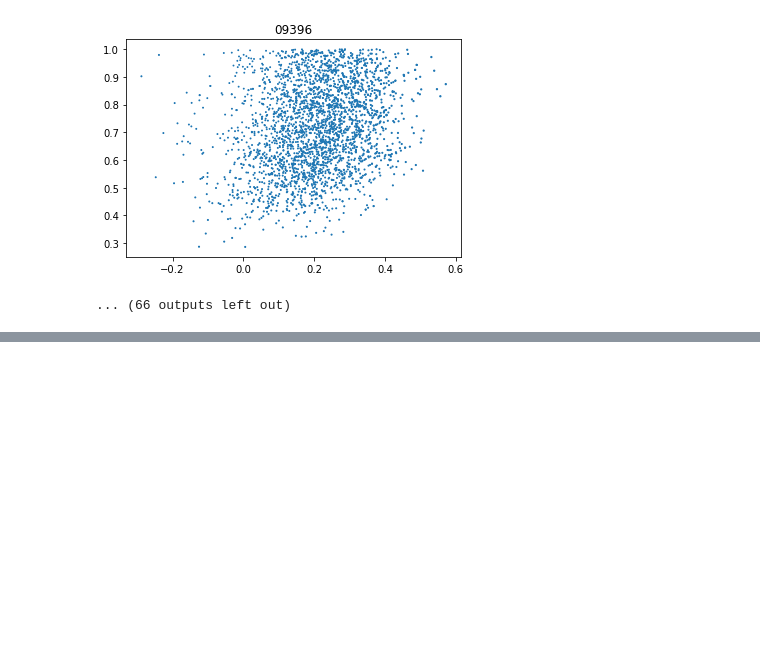
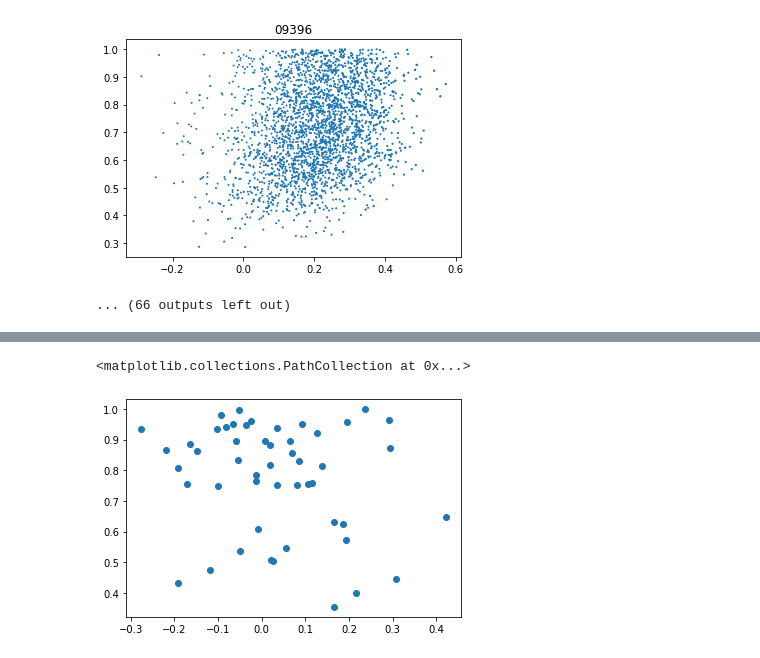
Before and after one commit to tcallister/BBH-spin-q-correlations, a Jupyter notebook: injection-study/process_runs.ipynb, the cells around one changed output, grey strips where cells are left out. Drawn from its saved outputs; the diff is of its cells as text; code cells hidden in the pictures; blank space fills up the shorter version.

```diff
--- a/injection-study/process_runs.ipynb
+++ b/injection-study/process_runs.ipynb
@@ -169,0 +185,16 @@ for i,eventFile in enumerate(singleEvents):
+# %%
+jobs = np.loadtxt('injlist.txt')
+events = pd.read_json('population.json')
+
+qs = np.array([])
+chiEff = np.array([])
+
+for job in jobs:
+
+    m1 = events.iloc[int(job)].m1
+    m2 = events.iloc[int(job)].m2
+    a1 = events.iloc[int(job)].a1
+    a2 = events.iloc[int(job)].a2
+
+    qs = np.append(qs,m2/m1)
+    chiEff = np.append(chiEff,(m1*a1+m2*a2)/(m1+m2))
@@ -169,0 +217,5 @@ for i,eventFile in enumerate(singleEvents):
+# %%
+plt.scatter(chiEff,qs)
+# %% [output]
+<matplotlib.collections.PathCollection at 0x...>
+[figure, added]
```
Also changed, not shown: parts of 7 cells of this notebook, 1 other file.
